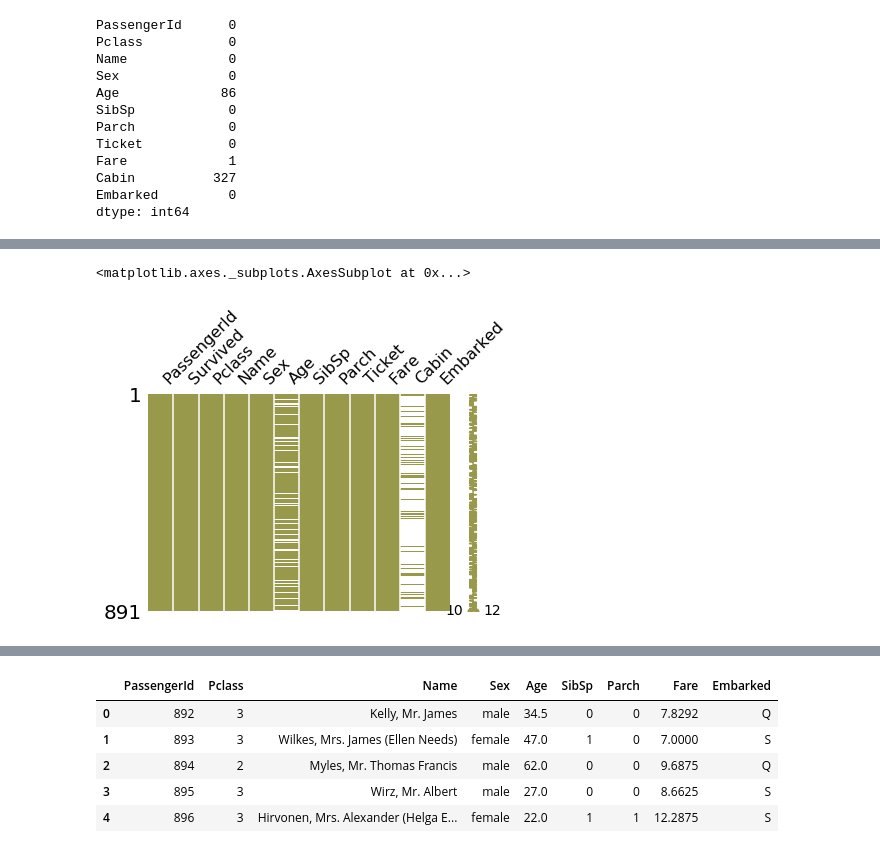
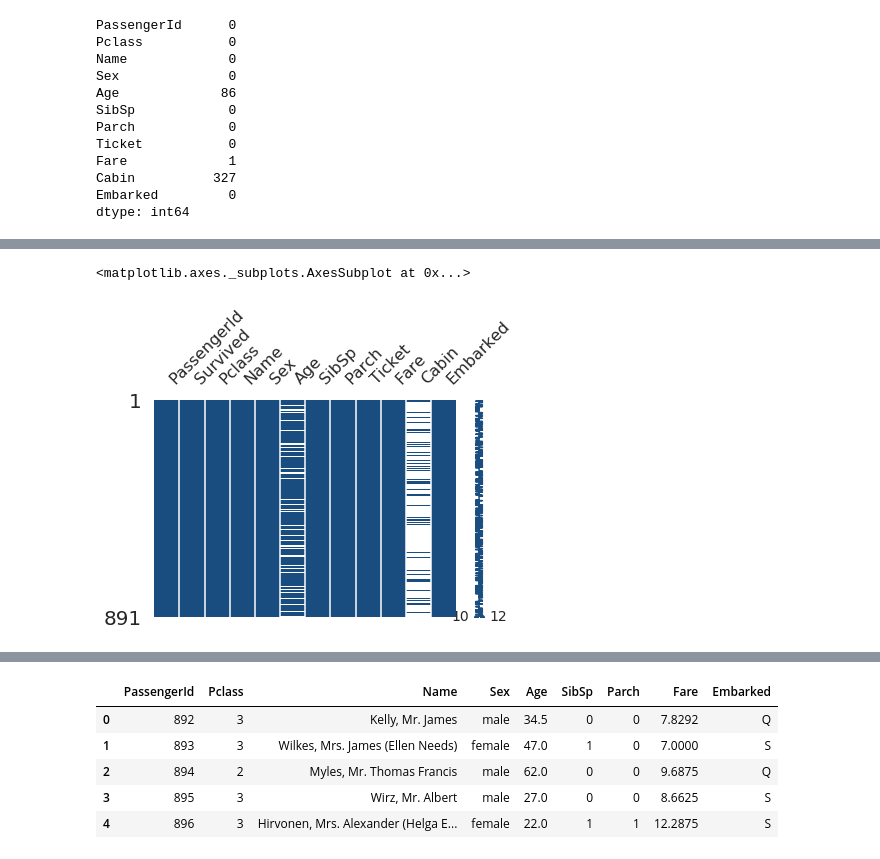
Before and after one commit to 2hyeonjong/kaggle, a Jupyter notebook: Titanic/kaggle_titanic.ipynb, the cells around one changed output, grey strips where cells are left out. Saved outputs shown, nothing was run; the diff lists cells and outputs as text; code cells hidden in the pictures.

```diff
--- a/Titanic/kaggle_titanic.ipynb
+++ b/Titanic/kaggle_titanic.ipynb
@@ -49,6 +18,11 @@ import pandas as pd
 import numpy as np
 import missingno as msno
 import matplotlib.pyplot as plt
+import seaborn as sns
+plt.style.use('seaborn')
+sns.set(font_scale = 2.5)
+'''mat의 기본 scheme을 사용 않고 seaborn scheme을 세팅,
+일일이 graph의 font size을 지정 할 필요 없이 seaborn 의 font_scale을 사용하면 편하다.'''
 # %% [output]
 Go to this URL in a browser: https://accounts.google.com/o/oauth2/auth?client_id=947318989803-6bn6qk8qdgf4n4g3pfee6491hc0brc4i.apps.googleusercontent.com&redirect_uri=urn%3aietf%3awg%3aoauth%3a2.0%3ao ...
 
@@ -58,6 +33,6 @@ Mounted at /content/drive
 # %%
-train = pd.read_csv('/content/drive/My Drive/kaggle/input/train.csv')
-test = pd.read_csv('/content/drive/My Drive/kaggle/input/test.csv')
+train = pd.read_csv('/content/drive/My Drive/kaggle/Titanic/input/train.csv')
+test = pd.read_csv('/content/drive/My Drive/kaggle/Titanic/input/test.csv')
 train.head()
 # %% [output]
 |  | PassengerId | Survived | Pclass | Name | Sex | Age | SibSp | Parch | Ticket | Fare | ... |
@@ -139,5 +140,5 @@ dtype: int64
 # %%
-msno.matrix(df = train.iloc[:,:], figsize = (6,4),color = (0.6,0.6,0.3))
+msno.matrix(df = train.iloc[:,:], figsize = (6,4),color = (0.1,0.3,0.5))
 # %% [output]
 <matplotlib.axes._subplots.AxesSubplot at 0x...>
-[figure, old version]
+[figure, new version]
```
Also changed, not shown: parts of 52 cells of this notebook.
